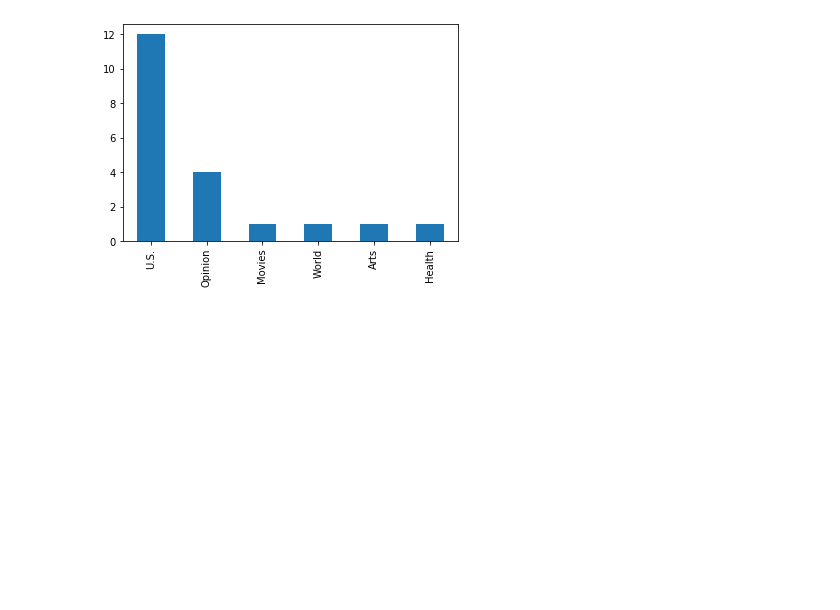
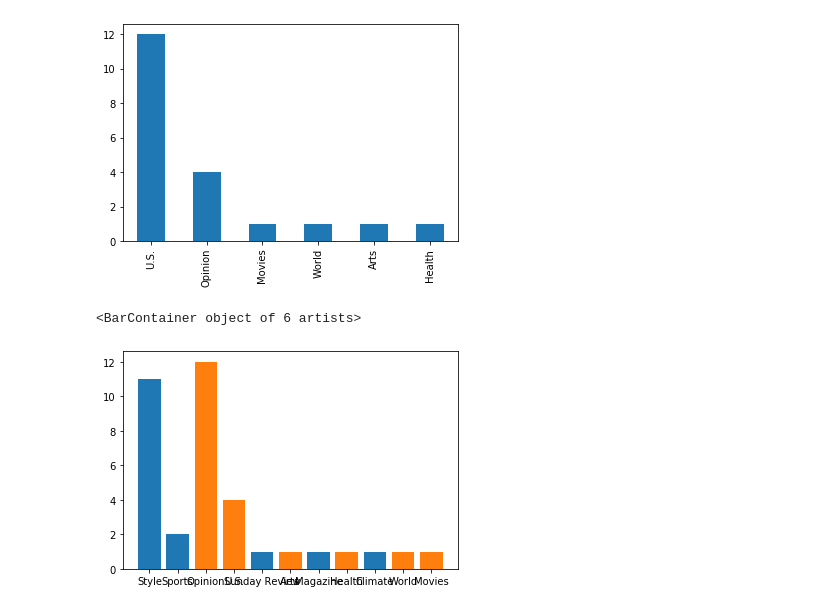
Before and after one commit to CTRLALTAFK/NYT_Analytics, a Jupyter notebook: Jacobs_NB.ipynb, the cells around one changed output. Saved outputs shown, nothing was run; the diff lists cells and outputs as text; code cells hidden in the pictures; blank space fills up the shorter version.

```diff
--- a/Jacobs_NB.ipynb
+++ b/Jacobs_NB.ipynb
@@ -134,3 +134,13 @@ section_pop7.plot(kind = "bar")
 # %% [output]
 <matplotlib.axes._subplots.AxesSubplot at 0x...>
 [figure]
+# %%
+# Most Viewed - Comparing 30 days vs. 7 days
+
+fig, ax = plt.subplots()
+x_axis =
+ax.bar(viewed_30['Section'].unique(), section_pop30)
+ax.bar(viewed_7['Section'].unique(), section_pop7)
+# %% [output]
+<BarContainer object of 6 artists>
+[figure, added]
```
